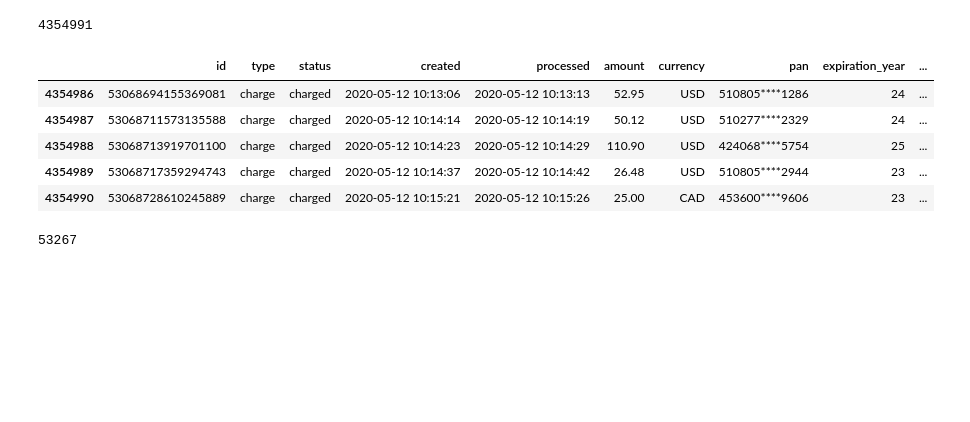
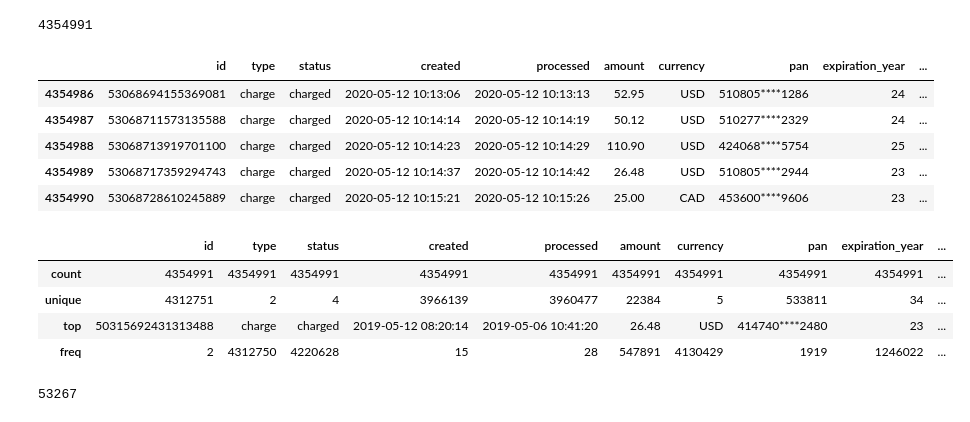
Before and after one commit to Shugarev/analyzer_prediction, a Jupyter notebook: first-look.ipynb, the cells around one changed output. Drawn from its saved outputs; the diff is of its cells as text; code cells hidden in the pictures; blank space fills up the shorter version.

```diff
--- a/first-look.ipynb
+++ b/first-look.ipynb
@@ -40,6 +40,14 @@ df.tail()
 | 4354988 | 53068713919701100 | charge | charged | 2020-05-12 10:14:23 | 2020-05-12 10:14:29 | 110.90 | USD | 424068****5754 | 25 | ... |
 | 4354989 | 53068717359294743 | charge | charged | 2020-05-12 10:14:37 | 2020-05-12 10:14:42 | 26.48 | USD | 510805****2944 | 23 | ... |
 | 4354990 | 53068728610245889 | charge | charged | 2020-05-12 10:15:21 | 2020-05-12 10:15:26 | 25.00 | CAD | 453600****9606 | 23 | ... |
+# %%
+df.describe()
+# %% [output]
+|  | id | type | status | created | processed | amount | currency | pan | expiration_year | ... |
+| count | 4354991 | 4354991 | 4354991 | 4354991 | 4354991 | 4354991 | 4354991 | 4354991 | 4354991 | ... |
+| unique | 4312751 | 2 | 4 | 3966139 | 3960477 | 22384 | 5 | 533811 | 34 | ... |
+| top | 50315692431313488 | charge | charged | 2019-05-12 08:20:14 | 2019-05-06 10:41:20 | 26.48 | USD | 414740****2480 | 23 | ... |
+| freq | 2 | 4312750 | 4220628 | 15 | 28 | 547891 | 4130429 | 1919 | 1246022 | ... |
 # %%
 df_bad =  pd.read_csv(path_df_bad, sep='\t' ,dtype=str, keep_default_na=False)
 # %%
```
Also changed, not shown: 1 other file.
